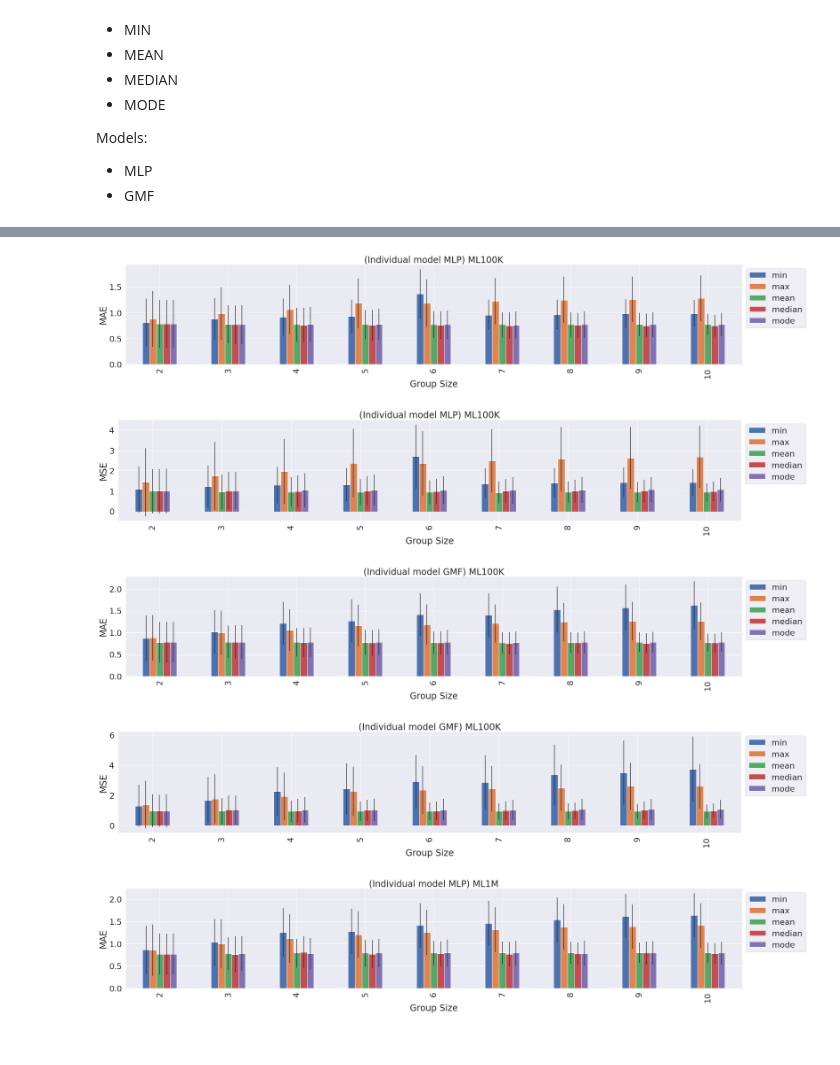
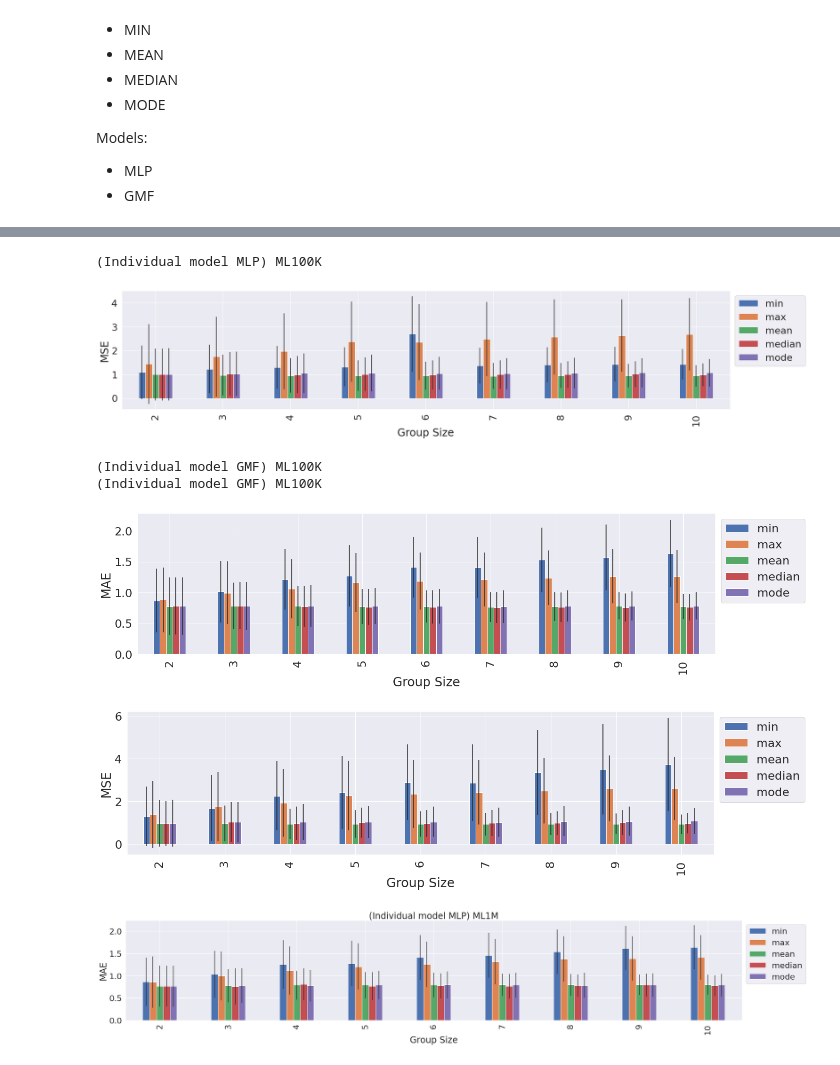
Before and after one commit to Adnan-Talebi/DL-CF-GRS, a Jupyter notebook: notebooks/results-best-y-train-min-max-mode-avg-etc.ipynb, the cells around one changed output, grey strips where cells are left out. Cells and saved outputs as stored; diff of their text form; code cells hidden in the pictures.

Commit message:
Last version of notebooks graphics

```diff
--- a/notebooks/results-best-y-train-min-max-mode-avg-etc.ipynb
+++ b/notebooks/results-best-y-train-min-max-mode-avg-etc.ipynb
@@ -115,10 +115,13 @@ def barplot(data, val, val_text, model_name, dataset_text):
     fig = df.groupby('g').mean().plot(
         kind='bar',
         yerr=df.groupby('g').std(),
-        figsize=(30, 5)
+        figsize=(25, 5),
+        width=0.8
     )
     fig.legend(bbox_to_anchor=(1.0, 1.0))
-    fig.set(title=f'({model_name}) {dataset_text}')
+    # Last picture
+    print(f'({model_name}) {dataset_text}')
+    #fig.set(title=f'({model_name}) {dataset_text}')
     fig.set_xlabel('Group Size')
     fig.set_ylabel(val_text)
     fig.plot()
@@ -125,22 +188,18 @@ def barplot(data, val, val_text, model_name, dataset_text):
 # %%
-#DS='ml100k'
-#DS='ml1m'
-#DS='ft'
-#DS='anime'
-
 means, stds, results, results_dict = get_error(get_models_files('mlp'), 'ml100k')
-barplot(results, "ERROR", "MAE", "Individual model MLP", "ML100K")
 barplot(results, "ERROR2", "MSE", "Individual model MLP", "ML100K")
 # %% [output]
+(Individual model MLP) ML100K
-[figure, old version]
+[figure, new version]
-[figure, removed]
 # %%
 means, stds, results, results_dict = get_error(get_models_files('gmf'), 'ml100k')
 barplot(results, "ERROR", "MAE", "Individual model GMF", "ML100K")
 barplot(results, "ERROR2", "MSE", "Individual model GMF", "ML100K")
 # %% [output]
+(Individual model GMF) ML100K
+(Individual model GMF) ML100K
-[figure, old version]
+[figure, new version]
-[figure, old version]
+[figure, new version]
 # %%
 means, stds, results, results_dict = get_error(get_models_files('mlp'), 'ml1m')
 barplot(results, "ERROR", "MAE", "Individual model MLP", "ML1M")
```
Also changed, not shown: parts of 6 cells of this notebook, 2 other files.
